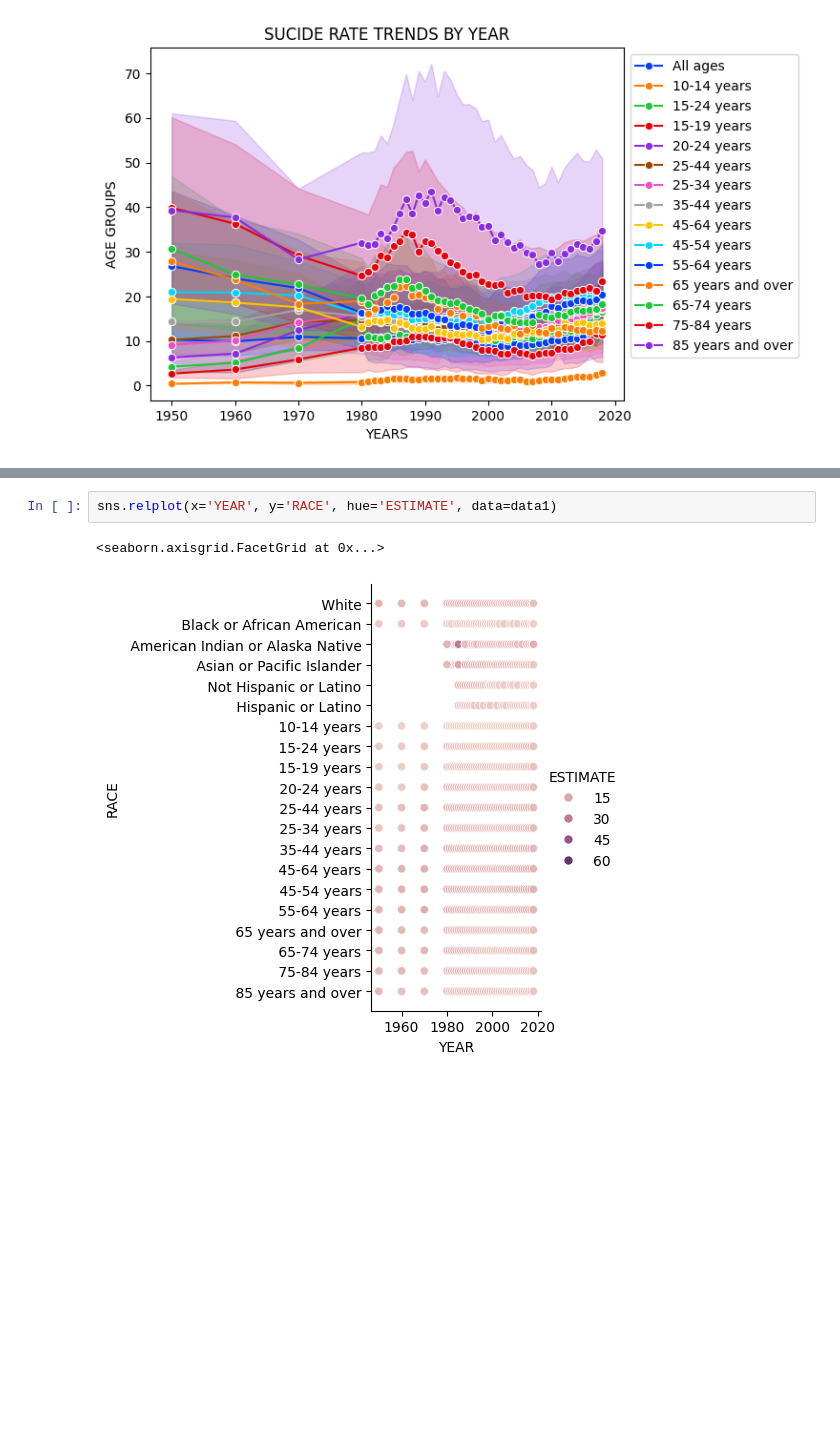
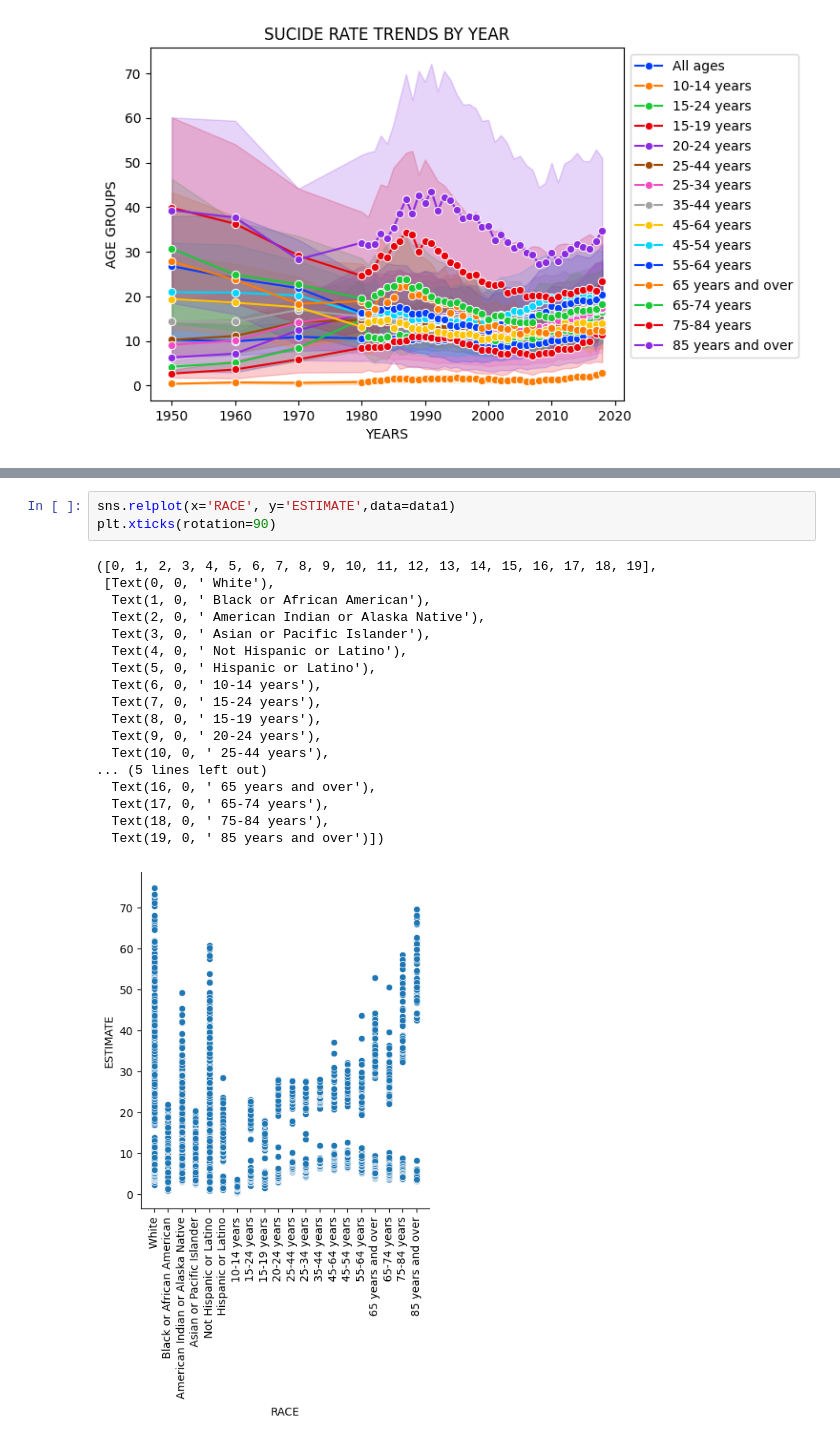
Before and after one commit to Satyajit-Mandal/Death_rates_for_suicide__by_sex__race__Hispanic_origin__and_age__United_States, a Jupyter notebook: Suicide rates.ipynb, the cells around one changed output, grey strips where cells are left out. Cells and saved outputs as stored; diff of their text form; blank space fills up the shorter version.

```diff
--- a/Suicide rates.ipynb
+++ b/Suicide rates.ipynb
@@ -202,7 +252,24 @@ sns.relplot(x='YEAR', y='SEX', hue='ESTIMATE', data=data1)
 # %%
-sns.relplot(x='YEAR', y='RACE', hue='ESTIMATE', data=data1)
+sns.relplot(x='RACE', y='ESTIMATE',data=data1)
+plt.xticks(rotation=90)
 # %% [output]
-<seaborn.axisgrid.FacetGrid at 0x...>
+([0, 1, 2, 3, 4, 5, 6, 7, 8, 9, 10, 11, 12, 13, 14, 15, 16, 17, 18, 19],
+ [Text(0, 0, ' White'),
+  Text(1, 0, ' Black or African American'),
+  Text(2, 0, ' American Indian or Alaska Native'),
+  Text(3, 0, ' Asian or Pacific Islander'),
+  Text(4, 0, ' Not Hispanic or Latino'),
+  Text(5, 0, ' Hispanic or Latino'),
+  Text(6, 0, ' 10-14 years'),
+  Text(7, 0, ' 15-24 years'),
+  Text(8, 0, ' 15-19 years'),
+  Text(9, 0, ' 20-24 years'),
+  Text(10, 0, ' 25-44 years'),
+... (5 lines left out)
+  Text(16, 0, ' 65 years and over'),
+  Text(17, 0, ' 65-74 years'),
+  Text(18, 0, ' 75-84 years'),
+  Text(19, 0, ' 85 years and over')])
-[figure, old version]
+[figure, new version]
 # %%
 #HEATMAP
```
Also changed, not shown: parts of 9 cells of this notebook.
